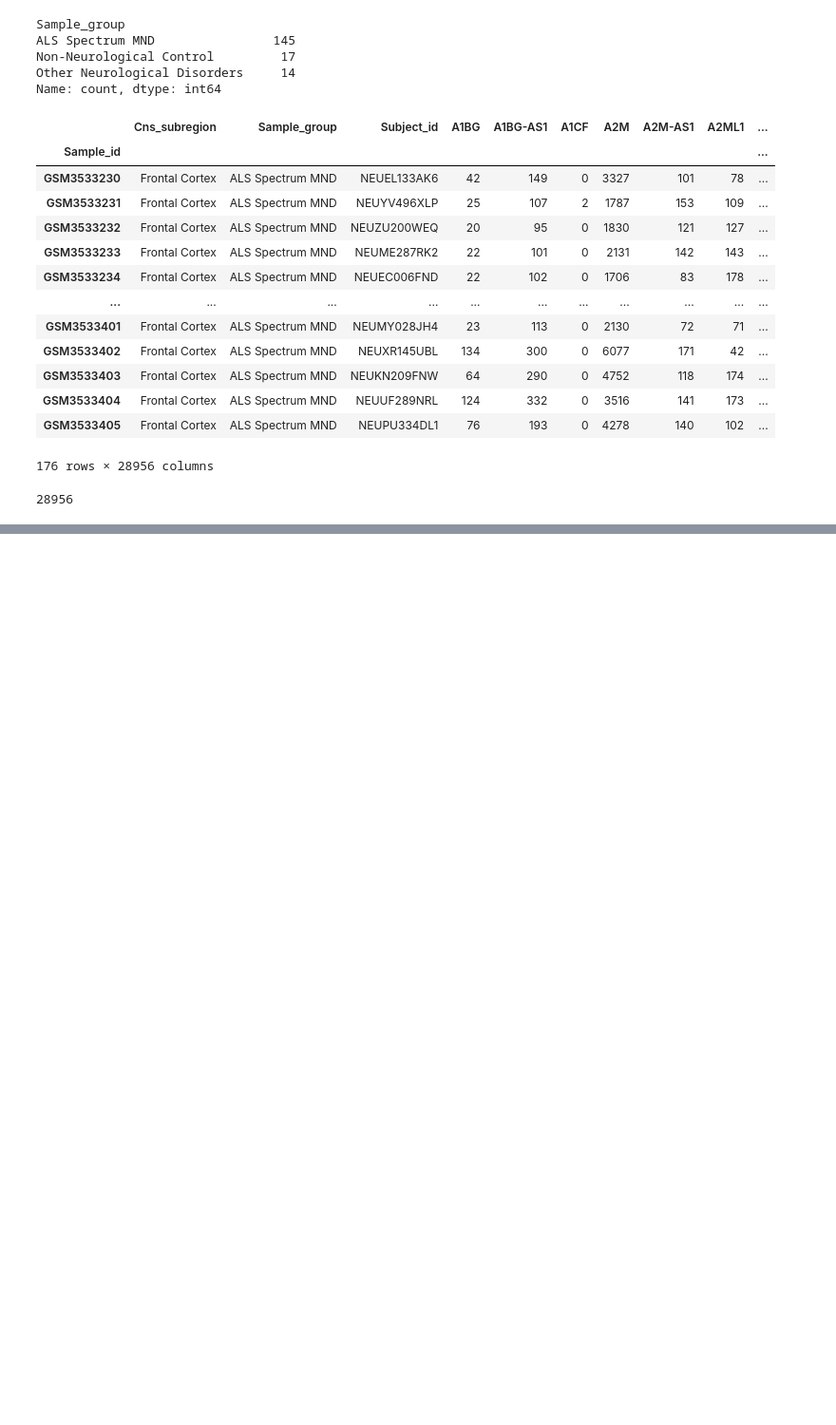
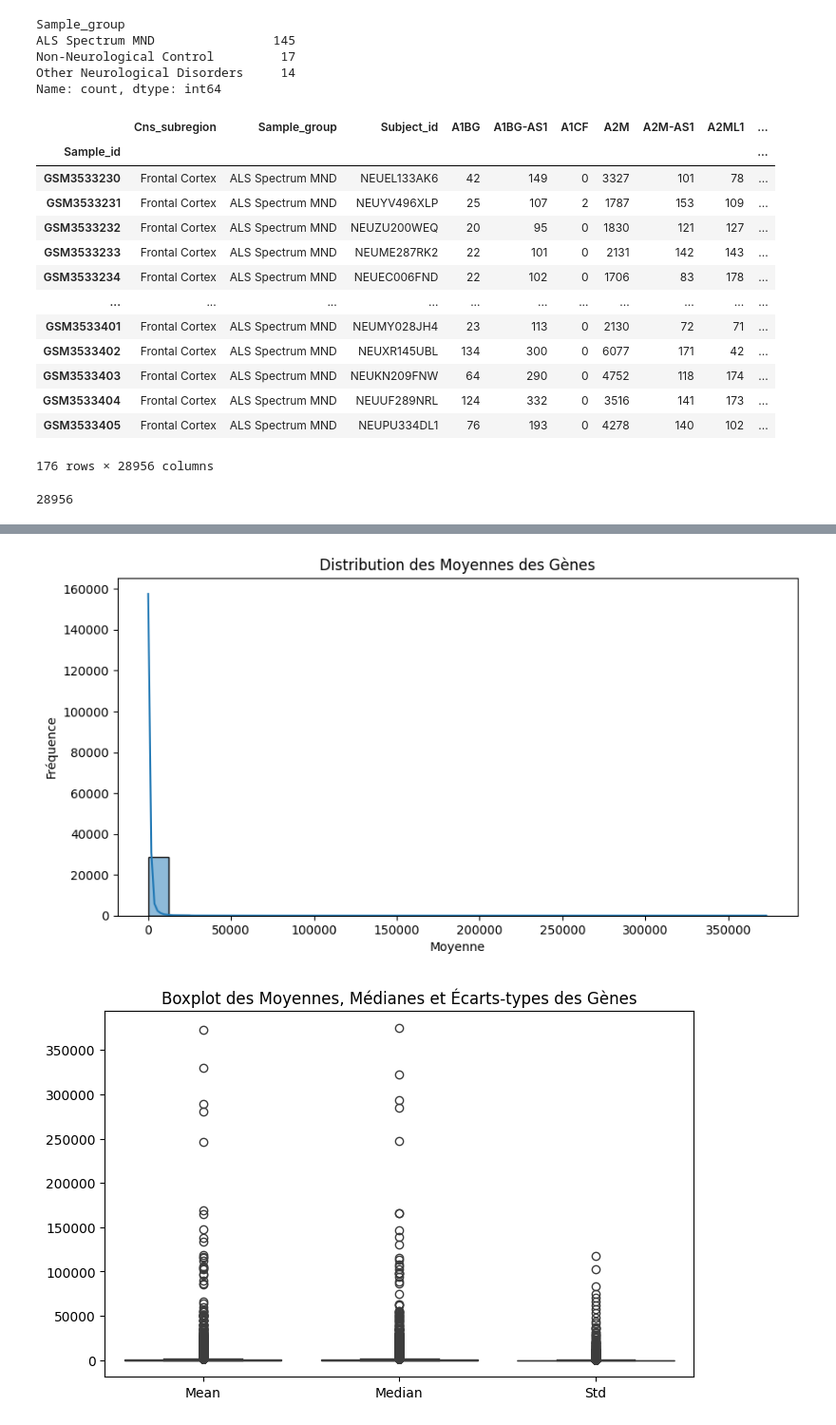
Before and after one commit to lenorabuggenhoudt/BioInfo, a Jupyter notebook: data_extraction.ipynb, the cells around one changed output, grey strips where cells are left out. Shown at 95% size. Saved outputs shown, nothing was run; the diff lists cells and outputs as text; code cells hidden in the pictures; blank space fills up the shorter version.

```diff
--- a/data_extraction.ipynb
+++ b/data_extraction.ipynb
@@ -675,0 +776,35 @@ len(c_data.get_data_matrix().columns)
+# %%
+import pandas as pd
+
+# Calcul de la moyenne cible (moyenne globale des gènes sur tous les échantillons)
+target_mean = c_data.get_data_genes().mean().mean()
+
+# Normalisation pour que chaque échantillon ait cette moyenne
+df_normalized = df.div(df.mean(axis=1), axis=0) * target_mean
+# %%
+df = df_normalized
+gene_stats = pd.DataFrame({
+    'Mean': df.mean(axis=0),
+    'Median': df.median(axis=0),
+    'Std': df.std(axis=0)
+})
+# %%
+import matplotlib.pyplot as plt
+import seaborn as sns
+
+# Histogramme des moyennes
+plt.figure(figsize=(10,5))
+sns.histplot(gene_stats['Mean'], bins=30, kde=True)
+plt.title("Distribution des Moyennes des Gènes")
+plt.xlabel("Moyenne")
+plt.ylabel("Fréquence")
+plt.show()
+
+# Boxplot des valeurs
+plt.figure(figsize=(8,5))
+sns.boxplot(data=gene_stats)
+plt.title("Boxplot des Moyennes, Médianes et Écarts-types des Gènes")
+plt.show()
+# %% [output]
+[figure, added]
+[figure, added]
```
Also changed, not shown: parts of 9 cells of this notebook.
